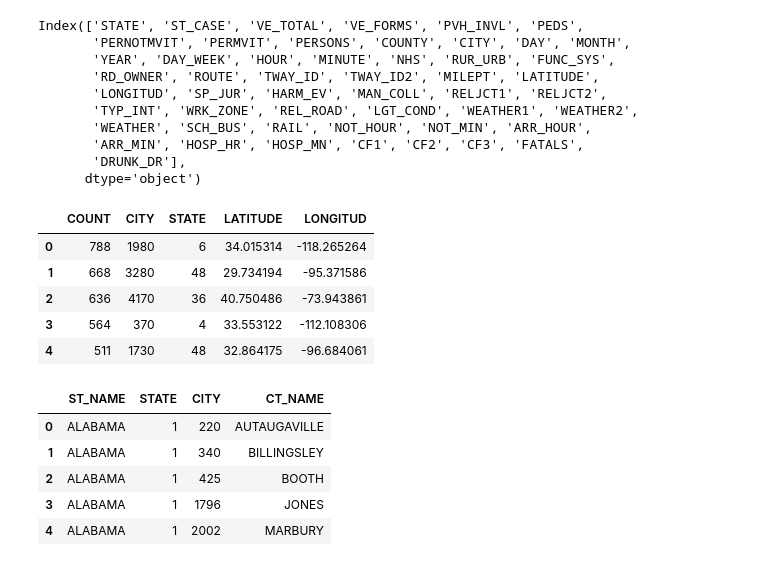
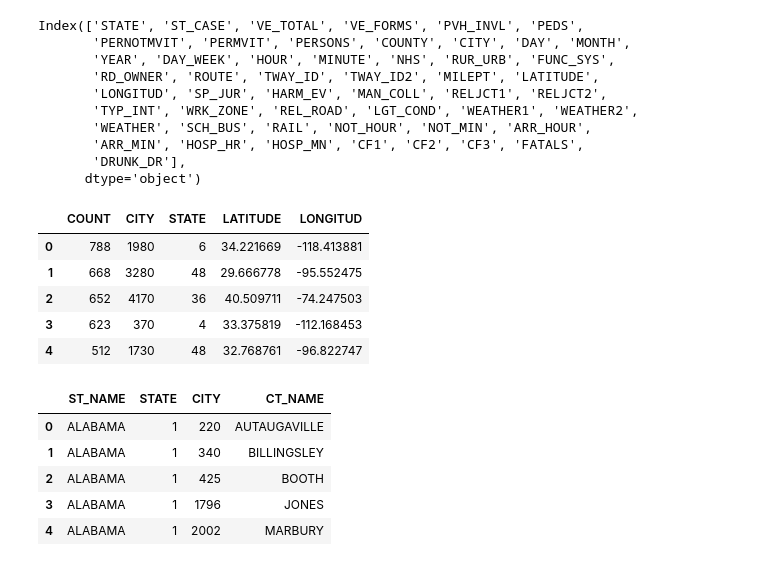
Before and after one commit to Build-Week-Safe-Routes-2/DS_Safe-Routes, a Jupyter notebook: visualizations/visualizations.ipynb, the cells around one changed output. Drawn from its saved outputs; the diff is of its cells as text; code cells hidden in the pictures.

```diff
--- a/visualizations/visualizations.ipynb
+++ b/visualizations/visualizations.ipynb
@@ -34,29 +34,29 @@ Index(['STATE', 'ST_CASE', 'VE_TOTAL', 'VE_FORMS', 'PVH_INVL', 'PEDS',
 # %%
 # create city/state/latitude/longitude dataframe
 acc_city_state = acc[['CITY', 'STATE', 'LATITUDE', 'LONGITUD']]
 
 # remove unknown cities
 acc_city_state = acc_city_state[acc_city_state['CITY'] > 0]
 acc_city_state = acc_city_state[acc_city_state['CITY'] < 9997]
 
 # remove unknown latitude/longitude
-acc_city_state = acc_city_state[acc_city_state['LATITUDE'] < 700]
-acc_city_state = acc_city_state[acc_city_state['LONGITUD'] < 700]
+# acc_city_state = acc_city_state[acc_city_state['LATITUDE'] < 700]
+# acc_city_state = acc_city_state[acc_city_state['LONGITUD'] < 700]
 
 # add 'COUNT' column to dataframe, counts number of CITY/STATE combinations
 acc_city_state['COUNT'] = acc_city_state.groupby(['CITY', 'STATE'])['STATE'].transform('count')
 acc_city_state = acc_city_state.sort_values(by=['COUNT'], ascending=False)
 acc_city_state = acc_city_state.groupby('COUNT').first().sort_values(by=['COUNT'], ascending=False)
 acc_city_state = acc_city_state.reset_index()
 top_100 = acc_city_state.head(100)
 top_100.head()
 # %% [output]
 |  | COUNT | CITY | STATE | LATITUDE | LONGITUD |
-| 0 | 788 | 1980 | 6 | 34.015314 | -118.265264 |
-| 1 | 668 | 3280 | 48 | 29.734194 | -95.371586 |
-| 2 | 636 | 4170 | 36 | 40.750486 | -73.943861 |
-| 3 | 564 | 370 | 4 | 33.553122 | -112.108306 |
-| 4 | 511 | 1730 | 48 | 32.864175 | -96.684061 |
+| 0 | 788 | 1980 | 6 | 34.221669 | -118.413881 |
+| 1 | 668 | 3280 | 48 | 29.666778 | -95.552475 |
+| 2 | 652 | 4170 | 36 | 40.509711 | -74.247503 |
+| 3 | 623 | 370 | 4 | 33.375819 | -112.168453 |
+| 4 | 512 | 1730 | 48 | 32.768761 | -96.822747 |
 # %%
 # City/State dictionary to interpret city/state geocodes
 df = pd.read_csv('/Users/ianforrest/Desktop/coding/repos/DS_Safe-Routes/visualizations/FRPP GLC United States (1).xlsx - GeoLocation_UnitedStates.csv')
```
Also changed, not shown: parts of 2 cells of this notebook, 5 other files.
